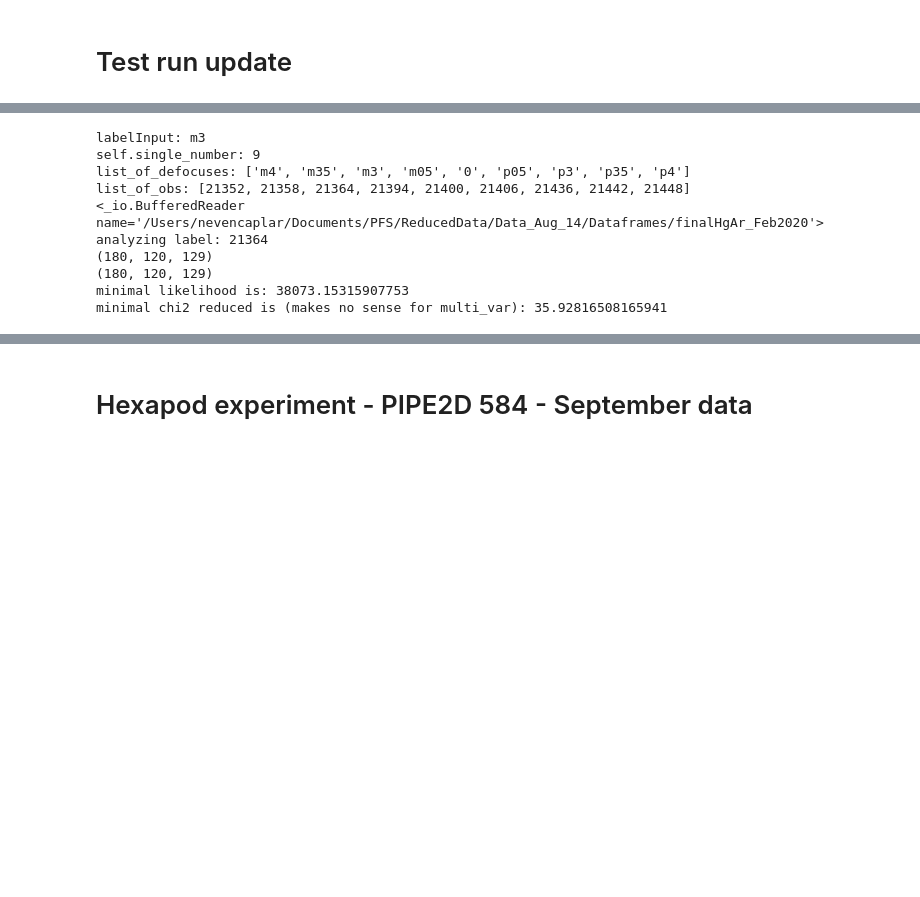
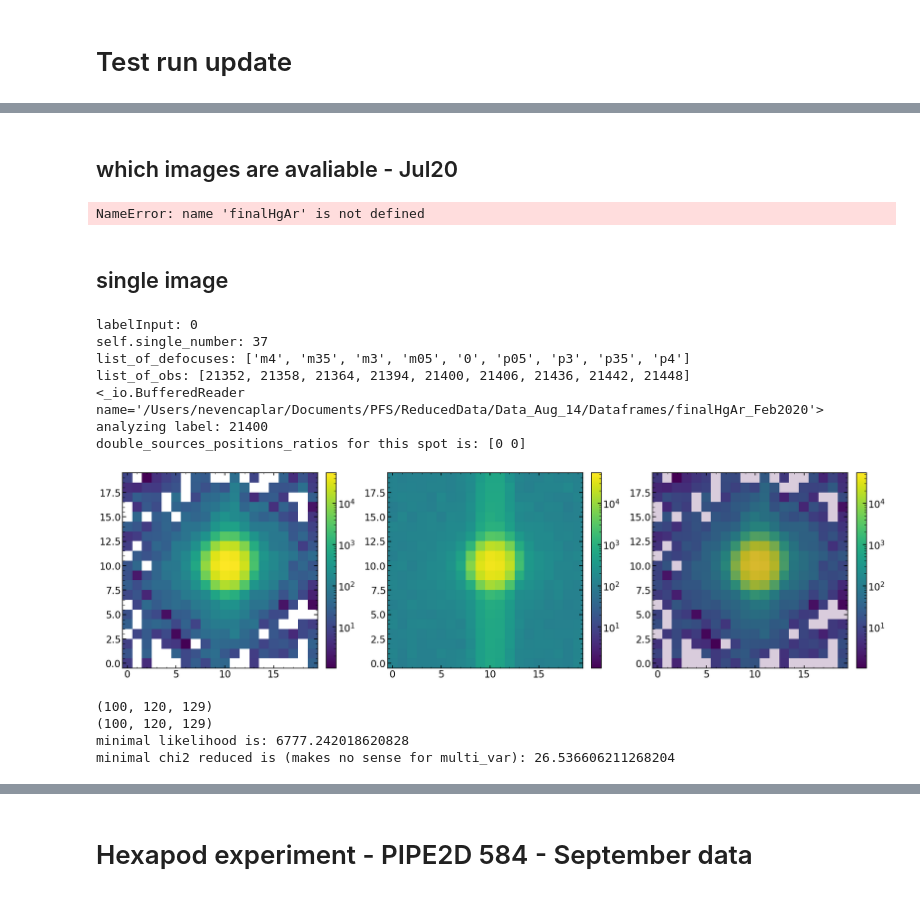
Before and after one commit to Subaru-PFS/dev_2ddrp, a Jupyter notebook: 2d_PSF_code/Zernike_Work_Sep_Oct_2020.ipynb, the cells around one changed output, grey strips where cells are left out. Cells and saved outputs as stored; diff of their text form; code cells hidden in the pictures; blank space fills up the shorter version.

```diff
--- a/2d_PSF_code/Zernike_Work_Sep_Oct_2020.ipynb
+++ b/2d_PSF_code/Zernike_Work_Sep_Oct_2020.ipynb
@@ -153,10 +253,18 @@ print(pd.__version__)
+# %% [markdown]
+## which images are avaliable - Jul20
+# %%
+finalHgAr
+# %% [output]
+NameError: name 'finalHgAr' is not defined
+# %% [markdown]
+## single image
 # %%
 #date='Jul2020'
-date='Aug1220'
-obs=21448
+date='Sep1320'
+obs=21400
 #obs_multi=[21352, 21358, 21364, 21436, 21442, 21448 ]
 obs_int=int(obs)
-single_number='9'
+single_number='37'
 image_index=int(single_number)
 eps=6
 arc='HgAr'
@@ -164,12 +272,24 @@ dataset=4
 
 list_of_defocuses_input_short=['m4','p4']
 list_of_defocuses_input_long=['m4','m35','m3','m05','0','p05','p3','p35','p4']
+# %%
+single_analysis=Zernike_Analysis(date=date,obs='0',single_number=single_number,eps=eps,arc=arc,dataset=dataset,multi_var=True,\
+                                 list_of_defocuses=list_of_defocuses_input_long)
+single_analysis.create_basic_data_image()
+# %% [output]
+labelInput: 0
+self.single_number: 37
+list_of_defocuses: ['m4', 'm35', 'm3', 'm05', '0', 'p05', 'p3', 'p35', 'p4']
+list_of_obs: [21352, 21358, 21364, 21394, 21400, 21406, 21436, 21442, 21448]
+<_io.BufferedReader name='/Users/nevencaplar/Documents/PFS/ReducedData/Data_Aug_14/Dataframes/finalHgAr_Feb2020'>
+analyzing label: 21400
+double_sources_positions_ratios for this spot is: [0 0]
+[figure, added]
 # %%
 #single_analysis=Zernike_Analysis(date=date,obs='m4',single_number=single_number,eps=eps,arc=arc,dataset=dataset,multi_var=True,\
 #                                 list_of_defocuses=['m4','m35','m3','m05','0','p05','p3','p35','p4'])
 
-single_analysis=Zernike_Analysis(date=date,obs='m3',single_number=single_number,eps=eps,arc=arc,dataset=dataset,multi_var=True,\
-                                 list_of_defocuses=list_of_defocuses_input_long)
+
 double_sources,double_sources_positions_ratios=single_analysis.return_double_sources()
 list_of_sci_images,list_of_var_images,list_of_mask_images=single_analysis.return_lists_of_images()
 index_of_single_image=single_analysis.return_index_of_single_image_in_list_of_images()
@@ -181,13 +301,7 @@ len_of_chains=single_analysis.len_of_chains()
 
 minchain_parametrization,like_min=single_analysis.create_likelihood()
 # %% [output]
-labelInput: m3
-self.single_number: 9
-list_of_defocuses: ['m4', 'm35', 'm3', 'm05', '0', 'p05', 'p3', 'p35', 'p4']
-list_of_obs: [21352, 21358, 21364, 21394, 21400, 21406, 21436, 21442, 21448]
-<_io.BufferedReader name='/Users/nevencaplar/Documents/PFS/ReducedData/Data_Aug_14/Dataframes/finalHgAr_Feb2020'>
-analyzing label: 21364
-(180, 120, 129)
-(180, 120, 129)
-minimal likelihood is: 38073.15315907753
-minimal chi2 reduced is (makes no sense for multi_var): 35.92816508165941
+(100, 120, 129)
+(100, 120, 129)
+minimal likelihood is: 6777.242018620828
+minimal chi2 reduced is (makes no sense for multi_var): 26.536606211268204
```
Also changed, not shown: parts of 111 cells of this notebook, 1 other file.
